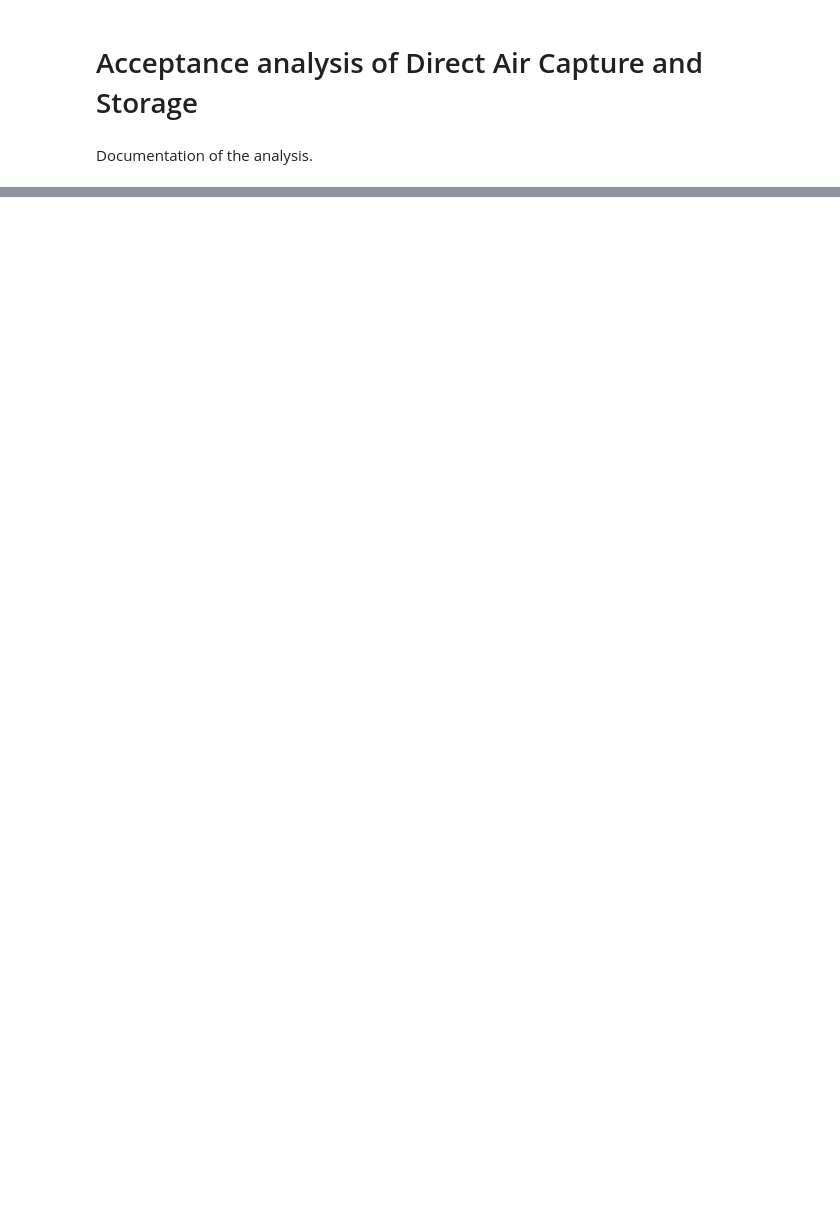
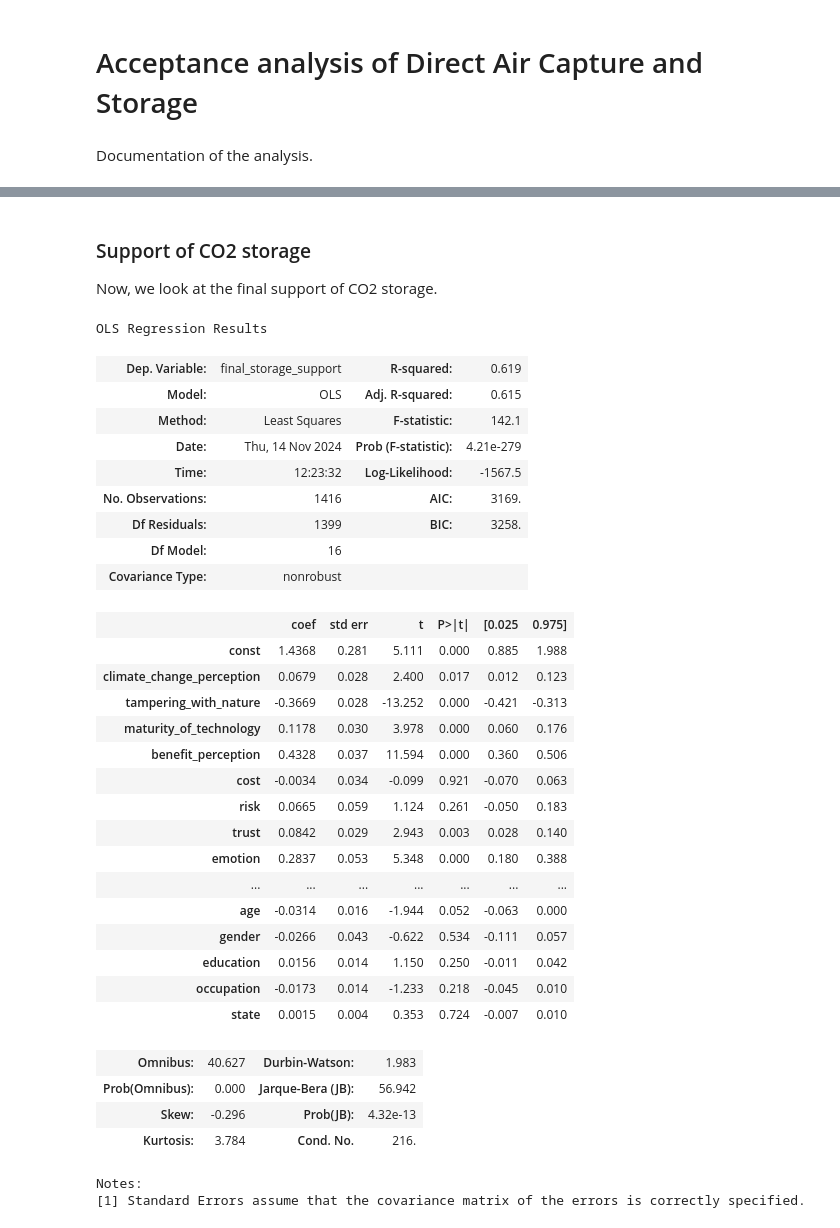
Before and after one commit to climate-service-center/dacstore, a Jupyter notebook: docs/model.ipynb, the cells around one changed output, grey strips where cells are left out. Saved outputs shown, nothing was run; the diff lists cells and outputs as text; code cells hidden in the pictures; blank space fills up the shorter version.

```diff
--- a/docs/model.ipynb
+++ b/docs/model.ipynb
@@ -83,0 +209,39 @@ Let's have a look at the filename.
+# %% [markdown]
+### Support of CO2 storage
+
+Now, we look at the final support of CO2 storage.
+# %%
+create_ols_model(df["final_storage_support"], X).summary()
+# %% [output]
+OLS Regression Results
+| Dep. Variable: | final_storage_support | R-squared: | 0.619 |
+| Model: | OLS | Adj. R-squared: | 0.615 |
+| Method: | Least Squares | F-statistic: | 142.1 |
+| Date: | Thu, 14 Nov 2024 | Prob (F-statistic): | 4.21e-279 |
+| Time: | 12:23:32 | Log-Likelihood: | -1567.5 |
+| No. Observations: | 1416 | AIC: | 3169. |
+| Df Residuals: | 1399 | BIC: | 3258. |
+| Df Model: | 16 |  |  |
+| Covariance Type: | nonrobust |  |  |
+|  | coef | std err | t | P>|t| | [0.025 | 0.975] |
+| const | 1.4368 | 0.281 | 5.111 | 0.000 | 0.885 | 1.988 |
+| climate_change_perception | 0.0679 | 0.028 | 2.400 | 0.017 | 0.012 | 0.123 |
+| tampering_with_nature | -0.3669 | 0.028 | -13.252 | 0.000 | -0.421 | -0.313 |
+| maturity_of_technology | 0.1178 | 0.030 | 3.978 | 0.000 | 0.060 | 0.176 |
+| benefit_perception | 0.4328 | 0.037 | 11.594 | 0.000 | 0.360 | 0.506 |
+| cost | -0.0034 | 0.034 | -0.099 | 0.921 | -0.070 | 0.063 |
+| risk | 0.0665 | 0.059 | 1.124 | 0.261 | -0.050 | 0.183 |
+| trust | 0.0842 | 0.029 | 2.943 | 0.003 | 0.028 | 0.140 |
+| emotion | 0.2837 | 0.053 | 5.348 | 0.000 | 0.180 | 0.388 |
+| ... | ... | ... | ... | ... | ... | ... |
+| age | -0.0314 | 0.016 | -1.944 | 0.052 | -0.063 | 0.000 |
+| gender | -0.0266 | 0.043 | -0.622 | 0.534 | -0.111 | 0.057 |
+| education | 0.0156 | 0.014 | 1.150 | 0.250 | -0.011 | 0.042 |
+| occupation | -0.0173 | 0.014 | -1.233 | 0.218 | -0.045 | 0.010 |
+| state | 0.0015 | 0.004 | 0.353 | 0.724 | -0.007 | 0.010 |
+| Omnibus: | 40.627 | Durbin-Watson: | 1.983 |
+| Prob(Omnibus): | 0.000 | Jarque-Bera (JB): | 56.942 |
+| Skew: | -0.296 | Prob(JB): | 4.32e-13 |
+| Kurtosis: | 3.784 | Cond. No. | 216. |
+Notes:
+[1] Standard Errors assume that the covariance matrix of the errors is correctly specified.
```
Also changed, not shown: parts of 11 cells of this notebook, 3 other files.
